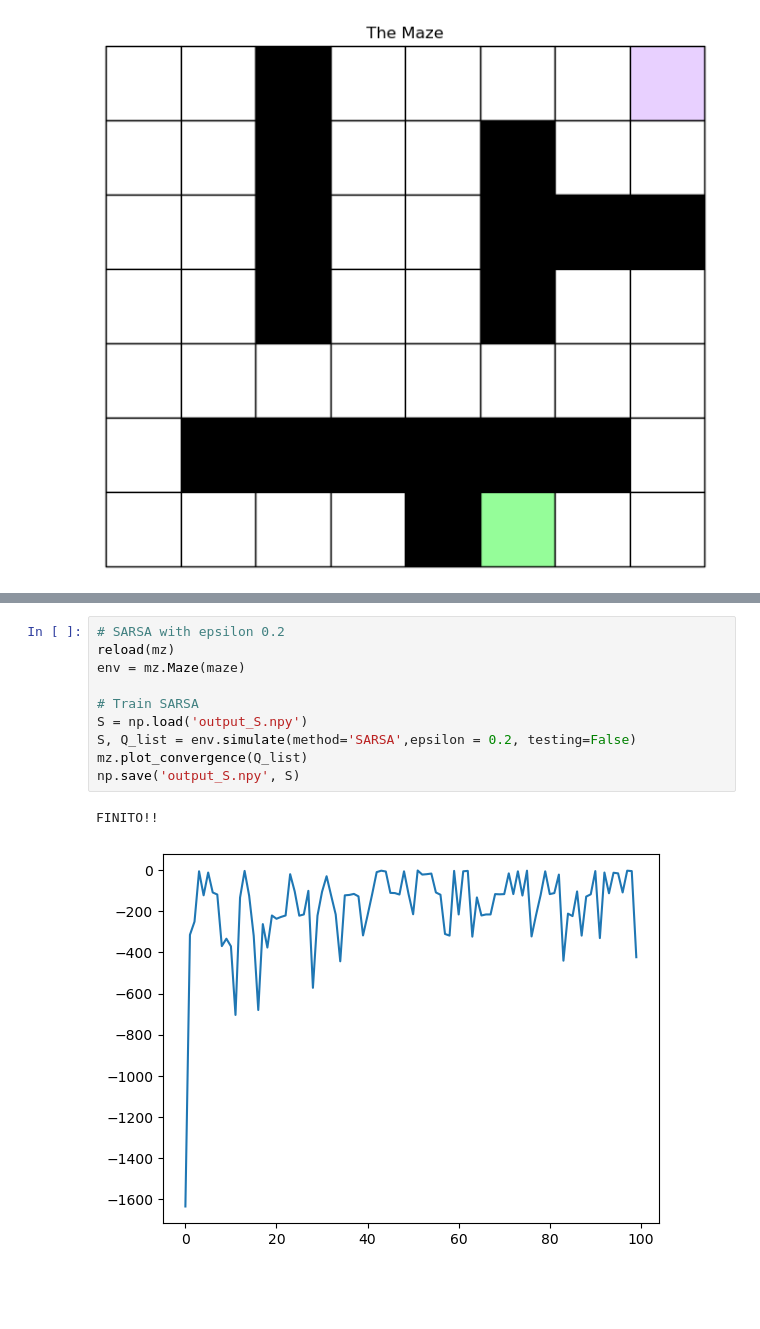
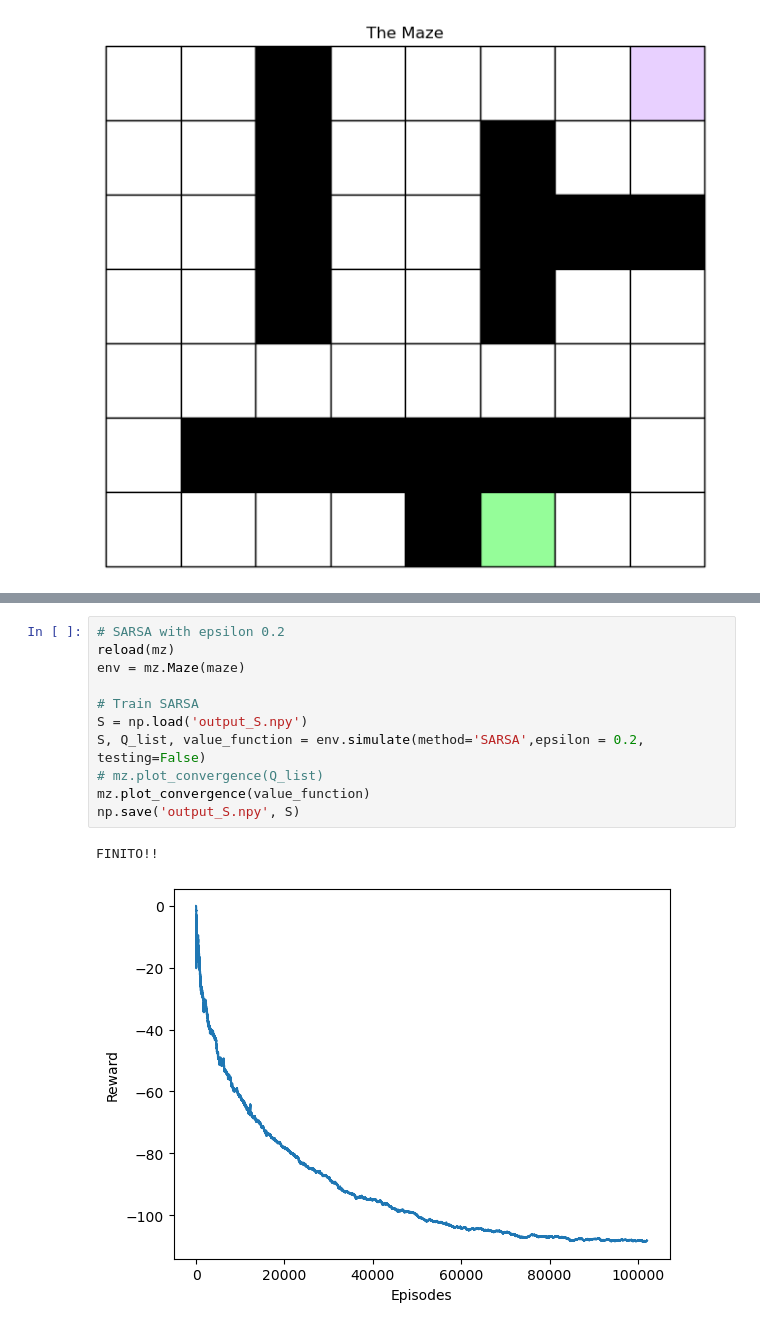
Before and after one commit to simoclemens/KTH-ReinforcementLearning, a Jupyter notebook: LAB1/EX1/problem1_B1.ipynb, the cells around one changed output, grey strips where cells are left out. Drawn from its saved outputs; the diff is of its cells as text; blank space fills up the shorter version.

```diff
--- a/LAB1/EX1/problem1_B1.ipynb
+++ b/LAB1/EX1/problem1_B1.ipynb
@@ -166,16 +199,17 @@ Mean step on win: 15.97768886666111
 # %%
 # SARSA with epsilon 0.2
 reload(mz)
 env = mz.Maze(maze)
 
 # Train SARSA
 S = np.load('output_S.npy')
-S, Q_list = env.simulate(method='SARSA',epsilon = 0.2, testing=False)
-mz.plot_convergence(Q_list)
+S, Q_list, value_function = env.simulate(method='SARSA',epsilon = 0.2, testing=False)
+# mz.plot_convergence(Q_list)
+mz.plot_convergence(value_function)
 np.save('output_S.npy', S)
 # %% [output]
 FINITO!!
-[figure, old version]
+[figure, new version]
 # %%
 reload(mz)
 env = mz.Maze(maze)
```
Also changed, not shown: parts of 19 cells of this notebook, 3 other files.
